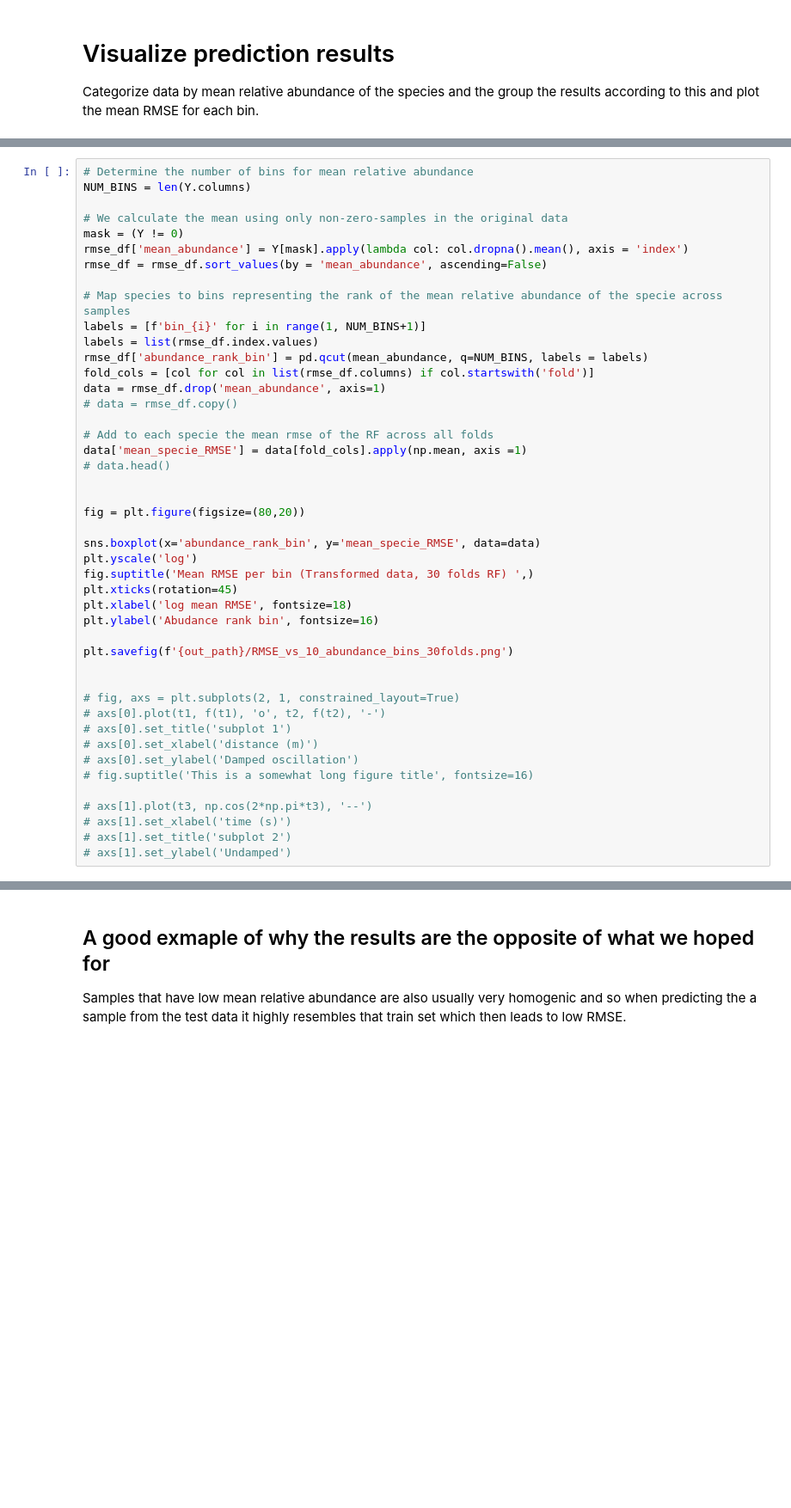
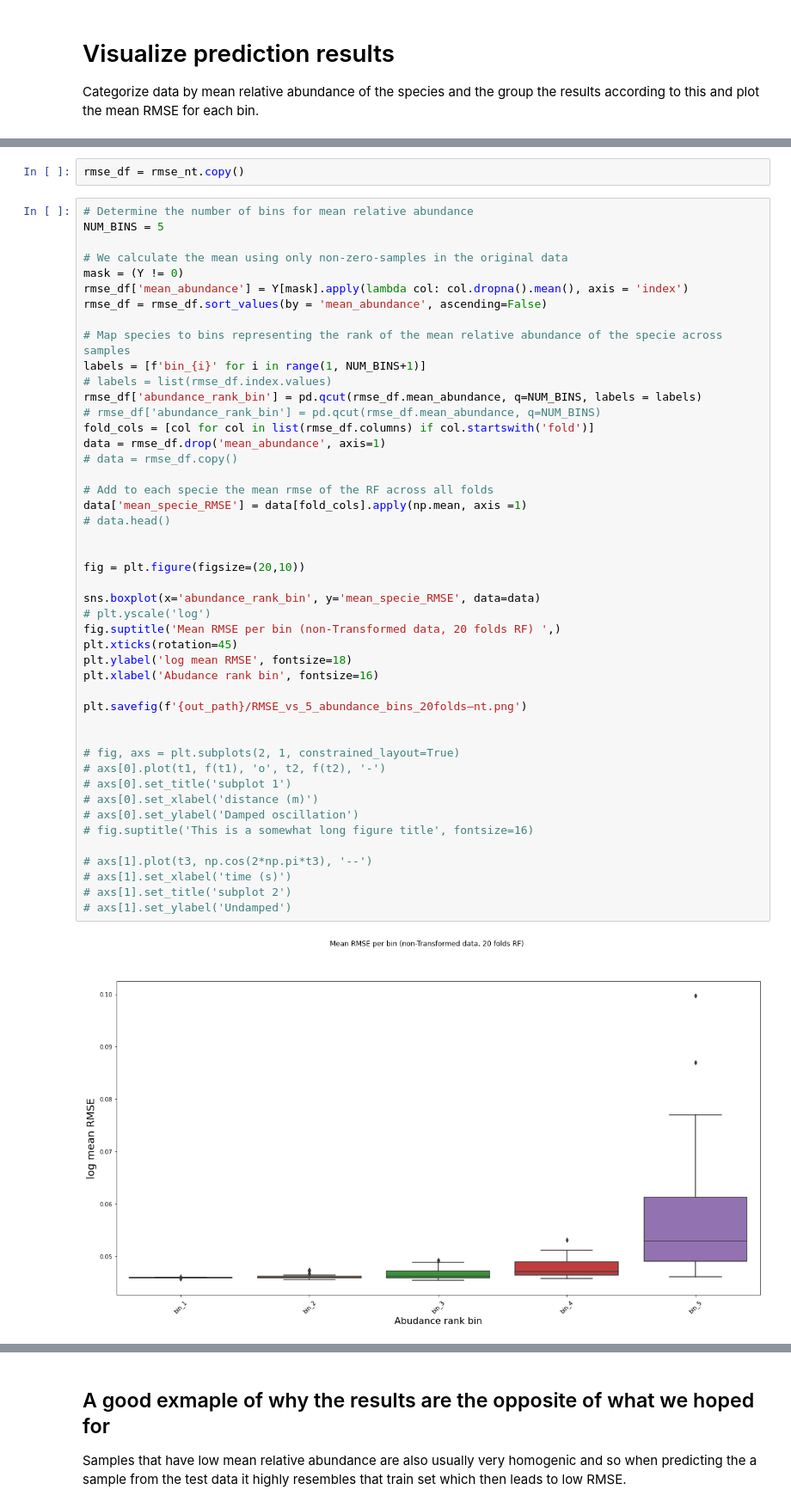
Before and after one commit to dhadas/microbiome_imputation, a Jupyter notebook: Fransoze_Basic_signal_Scaleup.ipynb, the cells around one changed output, grey strips where cells are left out. Shown: that part at 86% size. Drawn from its saved outputs; the diff is of its cells as text; blank space fills up the shorter version.

```diff
--- a/Fransoze_Basic_signal_Scaleup.ipynb
+++ b/Fransoze_Basic_signal_Scaleup.ipynb
@@ -322,6 +826,8 @@ def plot_RMSE_per_bin(cols, labels)
+# %%
+rmse_df = rmse_nt.copy()
 # %%
 # Determine the number of bins for mean relative abundance
-NUM_BINS = len(Y.columns)
+NUM_BINS = 5
 
 # We calculate the mean using only non-zero-samples in the original data
 mask = (Y != 0)
@@ -329,38 +835,41 @@ rmse_df['mean_abundance'] = Y[mask].apply(lambda col: col.dropna().mean(), axis
 rmse_df = rmse_df.sort_values(by = 'mean_abundance', ascending=False)
 
 # Map species to bins representing the rank of the mean relative abundance of the specie across samples
 labels = [f'bin_{i}' for i in range(1, NUM_BINS+1)]
-labels = list(rmse_df.index.values)
-rmse_df['abundance_rank_bin'] = pd.qcut(mean_abundance, q=NUM_BINS, labels = labels)
+# labels = list(rmse_df.index.values)
+rmse_df['abundance_rank_bin'] = pd.qcut(rmse_df.mean_abundance, q=NUM_BINS, labels = labels)
+# rmse_df['abundance_rank_bin'] = pd.qcut(rmse_df.mean_abundance, q=NUM_BINS)
 fold_cols = [col for col in list(rmse_df.columns) if col.startswith('fold')]
 data = rmse_df.drop('mean_abundance', axis=1)
 # data = rmse_df.copy()
 
 # Add to each specie the mean rmse of the RF across all folds
 data['mean_specie_RMSE'] = data[fold_cols].apply(np.mean, axis =1)
 # data.head()
 
 
-fig = plt.figure(figsize=(80,20))
+fig = plt.figure(figsize=(20,10))
 
 sns.boxplot(x='abundance_rank_bin', y='mean_specie_RMSE', data=data)
-plt.yscale('log')
-fig.suptitle('Mean RMSE per bin (Transformed data, 30 folds RF) ',)
+# plt.yscale('log')
+fig.suptitle('Mean RMSE per bin (non-Transformed data, 20 folds RF) ',)
 plt.xticks(rotation=45)
-plt.xlabel('log mean RMSE', fontsize=18)
-plt.ylabel('Abudance rank bin', fontsize=16)
+plt.ylabel('log mean RMSE', fontsize=18)
+plt.xlabel('Abudance rank bin', fontsize=16)
 
-plt.savefig(f'{out_path}/RMSE_vs_10_abundance_bins_30folds.png')
+plt.savefig(f'{out_path}/RMSE_vs_5_abundance_bins_20folds–nt.png')
 
 
 # fig, axs = plt.subplots(2, 1, constrained_layout=True)
 # axs[0].plot(t1, f(t1), 'o', t2, f(t2), '-')
 # axs[0].set_title('subplot 1')
 # axs[0].set_xlabel('distance (m)')
 # axs[0].set_ylabel('Damped oscillation')
 # fig.suptitle('This is a somewhat long figure title', fontsize=16)
 
 # axs[1].plot(t3, np.cos(2*np.pi*t3), '--')
 # axs[1].set_xlabel('time (s)')
 # axs[1].set_title('subplot 2')
 # axs[1].set_ylabel('Undamped')
+# %% [output]
+[figure, added]
```
Also changed, not shown: parts of 86 cells of this notebook, 10 other files.
